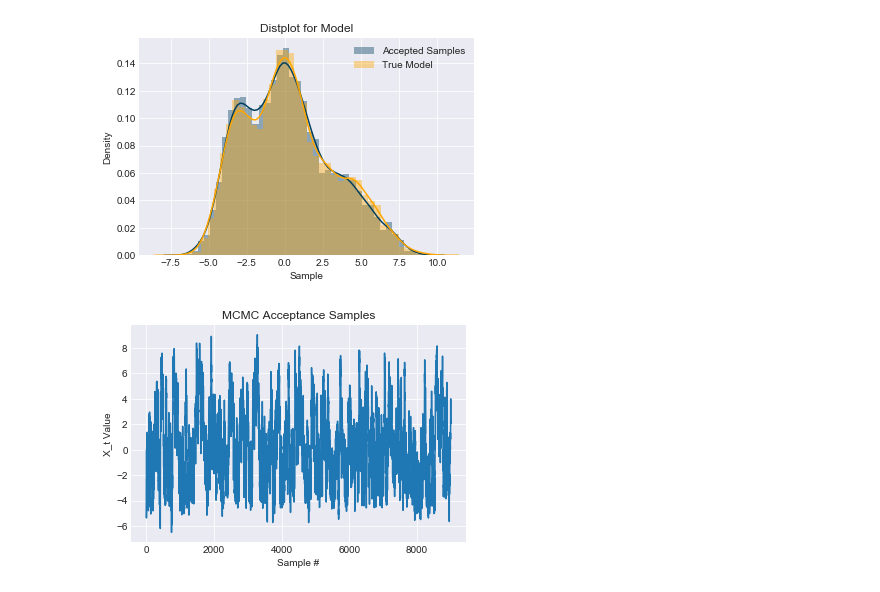
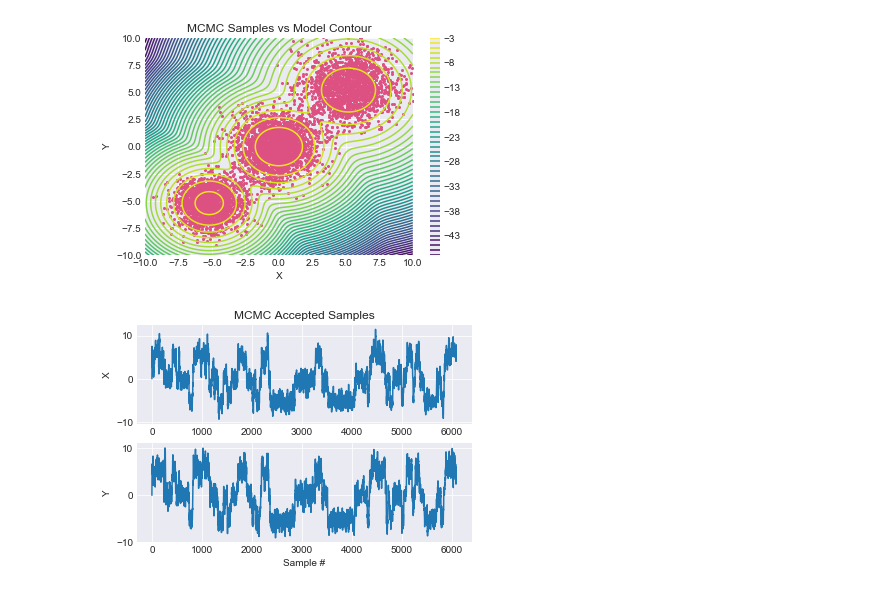
Before and after one commit to nextBillyonair/DPM, a Jupyter notebook: Metropolis-Hastings.ipynb, the cells around one changed output. Drawn from its saved outputs; the diff is of its cells as text; code cells hidden in the pictures.

```diff
--- a/Metropolis-Hastings.ipynb
+++ b/Metropolis-Hastings.ipynb
@@ -11,9 +11,9 @@ import matplotlib.pyplot as plt
 from mixture_model import MixtureModel
 from mcmc import metropolis_hastings
 # %%
-true = MixtureModel([Normal([4.2], [[3.0]]),
-                    Normal([0.0], [[2.0]]),
-                    Normal([-3.2], [[1.0]])],
+true = MixtureModel([Normal([5.2, 5.2], [[3.0, 0.0], [0.0, 3.0]]),
+                    Normal([0.0, 0.0], [[2.0, 0.0], [0.0, 2.0]]),
+                    Normal([-5.2, -5.2], [[1.5, 0.0], [0.0, 1.5]])],
                     [0.25, 0.5, 0.25])
 
 # true = Normal([2.3], [[2.0]])
@@ -24,2 +24,2 @@ plot_model(true)
 # %%
-samples = metropolis_hastings(true, keep=-1)
+samples = metropolis_hastings(true)
@@ -39,8 +41,8 @@ tensor(0.1617) tensor(8.7286)
 # %%
-plot_hists(samples, true_samples)
+plot_hists(samples, true)
 # %% [output]
-[figure, old version]
+[figure, new version]
 # %%
 plot_mcmc(samples)
 # %% [output]
-[figure, old version]
+[figure, new version]
```
Also changed, not shown: parts of 6 cells of this notebook, 2 other files.
